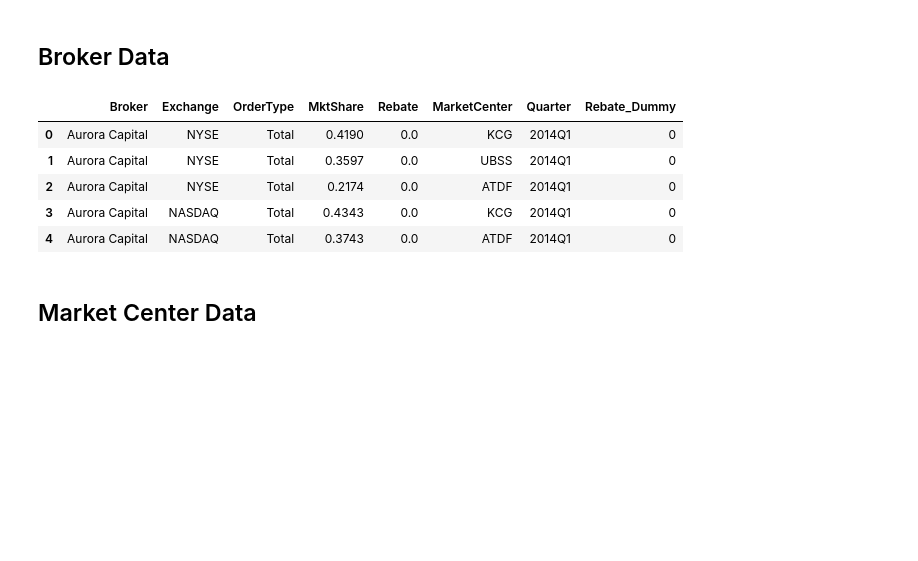
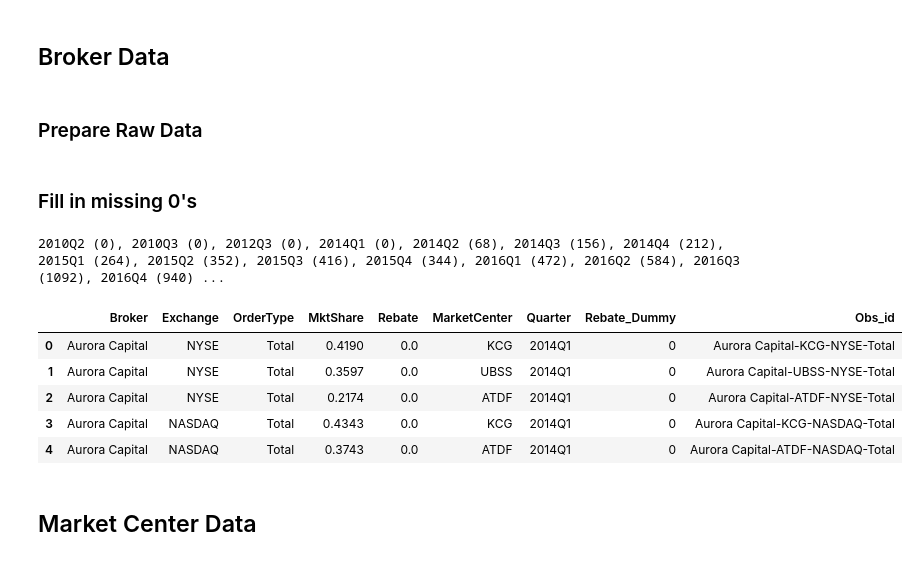
Before and after one commit to SA3291/OrderRoutingAndPFOF, a Jupyter notebook: notebooks/Main.ipynb, the cells around one changed output. Saved outputs shown, nothing was run; the diff lists cells and outputs as text; code cells hidden in the pictures; blank space fills up the shorter version.

```diff
--- a/notebooks/Main.ipynb
+++ b/notebooks/Main.ipynb
@@ -75,13 +75,18 @@ broker_vol_dict = import_dict('../data/keys/broker_volumes.csv')
 # Data Prep
 # %% [markdown]
 ## Broker Data
+# %% [markdown]
+### Prepare Raw Data
 # %%
 # Import Data
 data_606 = rawdata_606.copy()
 
 # Fix Routing Venue labels
 data_606['RoutingVenue'] = data_606['RoutingVenue'].apply(
-    lambda x: mktctr_mpid_dict.get(x.strip(), "Unknown_" + str(x.strip())))
+    lambda x: mktctr_mpid_dict.get(x.strip(), "(Unknown) " + str(x.strip())))
+
+# Drop unknown routing venues
+data_606 = data_606[data_606['RoutingVenue'].apply(lambda x: not x.startswith('(Unk'))]
 
 # Convert date to quarter
 data_606['Quarter'] = data_606['Date'].apply(
@@ -96,16 +101,58 @@ data_606 = data_606.rename(
 # Add binary var for presence of rebates
 data_606['Rebate_Dummy'] = (data_606['Rebate'].apply(lambda x: (x > 0))
                             | data_606['Broker'].apply(lambda x: x == 'TD_Ameritrade')).apply(lambda x: int(x))
-
-
-data_606.head()
-# %% [output]
-|  | Broker | Exchange | OrderType | MktShare | Rebate | MarketCenter | Quarter | Rebate_Dummy |
-| 0 | Aurora Capital | NYSE | Total | 0.4190 | 0.0 | KCG | 2014Q1 | 0 |
-| 1 | Aurora Capital | NYSE | Total | 0.3597 | 0.0 | UBSS | 2014Q1 | 0 |
-| 2 | Aurora Capital | NYSE | Total | 0.2174 | 0.0 | ATDF | 2014Q1 | 0 |
-| 3 | Aurora Capital | NASDAQ | Total | 0.4343 | 0.0 | KCG | 2014Q1 | 0 |
-| 4 | Aurora Capital | NASDAQ | Total | 0.3743 | 0.0 | ATDF | 2014Q1 | 0 |
+# %% [markdown]
+### Fill in missing 0's
+# %%
+data_606['Obs_id'] = data_606['Broker'] + '-' + data_606['MarketCenter'] + '-' + data_606['Exchange'] + '-' + data_606['OrderType']
+dates_set = pd.Series(list(data_606['Quarter'].unique())).sort_values()
+
+rebate_dummy_dict = {broker: data_606.query('Broker == "' + broker + '"').iloc[0]['Rebate_Dummy'] for broker in data_606['Broker'].unique()}
+
+# from second element onwards
+for quarter in dates_set.iloc[1:]:
+
+    print(quarter, end = ' ')
+    mask_1 = (data_606['Quarter'] <  quarter) & (data_606['Quarter'] >= (quarter - 1)) # within last given period
+    mask_2 = (data_606['Quarter'] == quarter)
+
+#     print('Elements in previous quarters')
+#     display(data_606.loc[mask_1].sort_values(by = 'Quarter'))
+
+#     print('Elements in this quarter')
+#     display(data_606.loc[mask_2])
+
+    set_1 = set(data_606.loc[mask_1]['Obs_id'].unique())
+    set_2 = set(data_606.loc[mask_2]['Obs_id'].unique())
+
+#     display(set_1 - set_2)
+
+    # missing id's
+    id_list = [list(x.split('-')) for x in (set_1 - set_2)]
+#     display(id_list)
+
+    # add missing id's
+    print('(%d)' % len(id_list), end = ', ')
+    for missing_id in id_list:
+        #print(missing_id)
+
+        data_606 = data_606.append({'Broker': missing_id[0], 'MarketCenter': missing_id[1], 'Exchange': missing_id[2],
+                            'OrderType': missing_id[3], 'Quarter': quarter, 'Obs_id': '-'.join(missing_id),
+                            'Rebate_Dummy': rebate_dummy_dict.get(missing_id[0], np.nan), 'MktShare': 0},
+                           ignore_index = True)
+
+#     print('Updated for this quarter')
+#     display(data_606.loc[(data_606['Quarter'] == quarter)])
+
+data_606.head()
+# %% [output]
+2010Q2 (0), 2010Q3 (0), 2012Q3 (0), 2014Q1 (0), 2014Q2 (68), 2014Q3 (156), 2014Q4 (212), 2015Q1 (264), 2015Q2 (352), 2015Q3 (416), 2015Q4 (344), 2016Q1 (472), 2016Q2 (584), 2016Q3 (1092), 2016Q4 (940) ...
+|  | Broker | Exchange | OrderType | MktShare | Rebate | MarketCenter | Quarter | Rebate_Dummy | Obs_id |
+| 0 | Aurora Capital | NYSE | Total | 0.4190 | 0.0 | KCG | 2014Q1 | 0 | Aurora Capital-KCG-NYSE-Total |
+| 1 | Aurora Capital | NYSE | Total | 0.3597 | 0.0 | UBSS | 2014Q1 | 0 | Aurora Capital-UBSS-NYSE-Total |
+| 2 | Aurora Capital | NYSE | Total | 0.2174 | 0.0 | ATDF | 2014Q1 | 0 | Aurora Capital-ATDF-NYSE-Total |
+| 3 | Aurora Capital | NASDAQ | Total | 0.4343 | 0.0 | KCG | 2014Q1 | 0 | Aurora Capital-KCG-NASDAQ-Total |
+| 4 | Aurora Capital | NASDAQ | Total | 0.3743 | 0.0 | ATDF | 2014Q1 | 0 | Aurora Capital-ATDF-NASDAQ-Total |
 # %% [markdown]
 ## Market Center Data
 # %%
```
Also changed, not shown: parts of 10 cells of this notebook, 4 other files.
